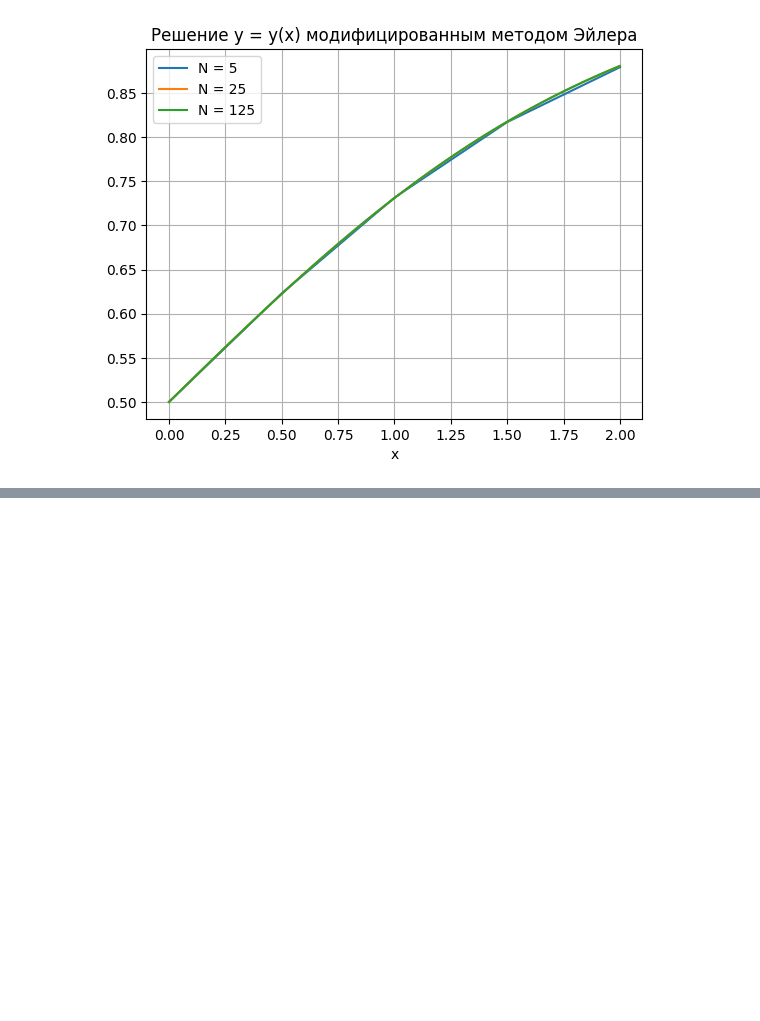
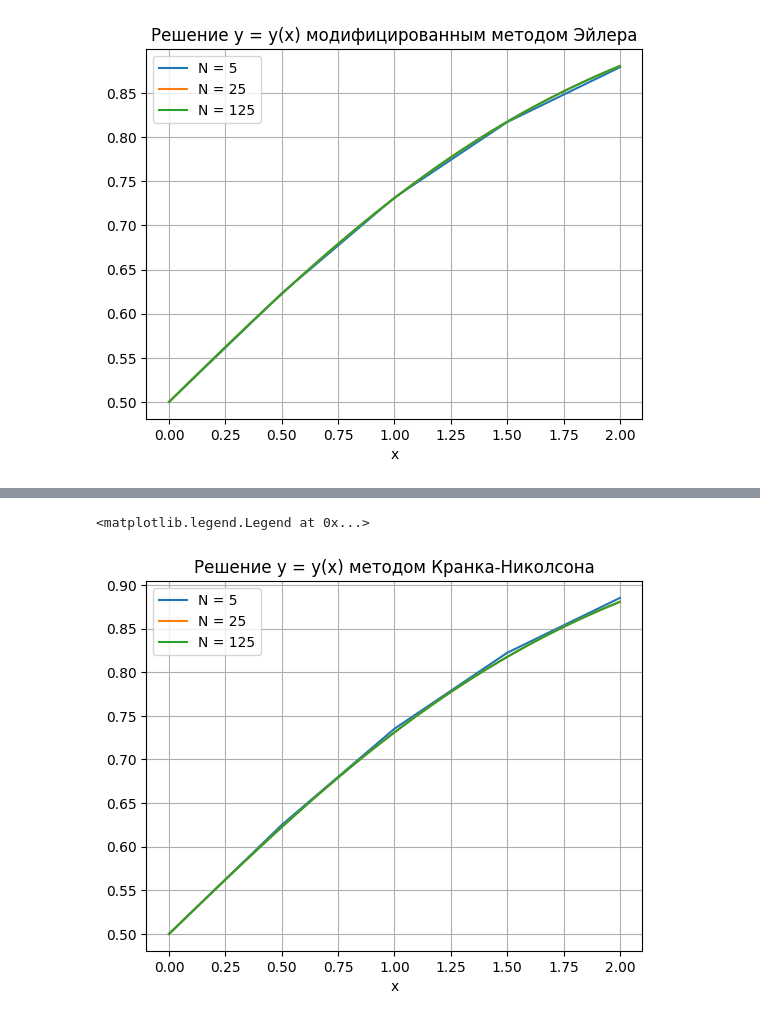
Before and after one commit to azizka85/Numerical-Methods, a Jupyter notebook: notebooks/12_nonlinear_ode.ipynb, the cells around one changed output, grey strips where cells are left out. Saved outputs shown, nothing was run; the diff lists cells and outputs as text; code cells hidden in the pictures; blank space fills up the shorter version.

```diff
--- a/notebooks/12_nonlinear_ode.ipynb
+++ b/notebooks/12_nonlinear_ode.ipynb
@@ -61,0 +76,22 @@ plt.legend()
+# %%
+x = [np.linspace(a, b, n) for n in N]
+y = [np.zeros(n) for n in N]
+
+for i in range(len(N)):
+    h = x[i][1] - x[i][0]
+
+    y[i][0] = 0.5
+
+    for j in range(1, N[i]):
+        y[i][j] = (1 + h/2)*y[i][j-1]/(1 + h*y[i][j-1] - h/2)
+# %%
+for i in range(len(N)):
+    plt.plot(x[i], y[i], label=f'N = {N[i]}')
+
+plt.title("Решение y = y(x) методом Кранка-Николсона")
+plt.xlabel('x')
+plt.grid()
+plt.legend()
+# %% [output]
+<matplotlib.legend.Legend at 0x...>
+[figure, added]
```
Also changed, not shown: parts of 5 cells of this notebook.
